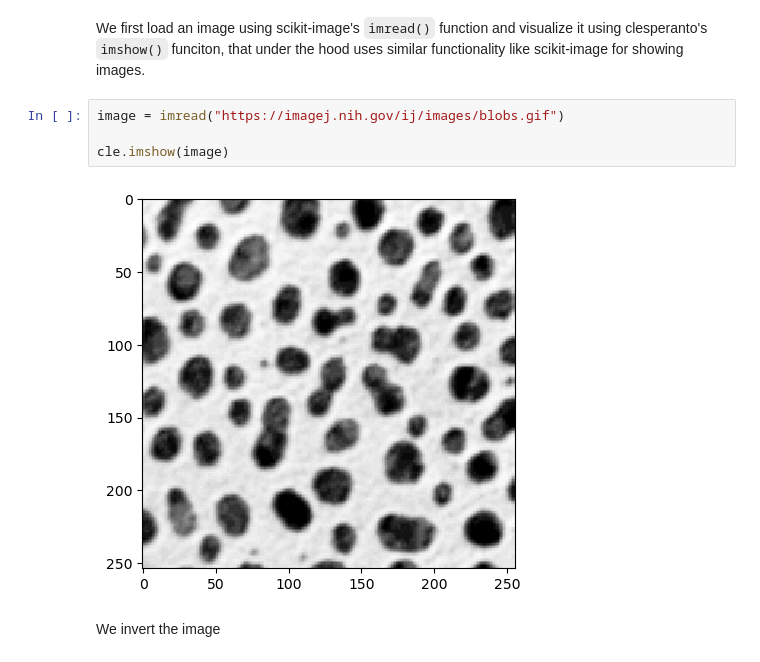
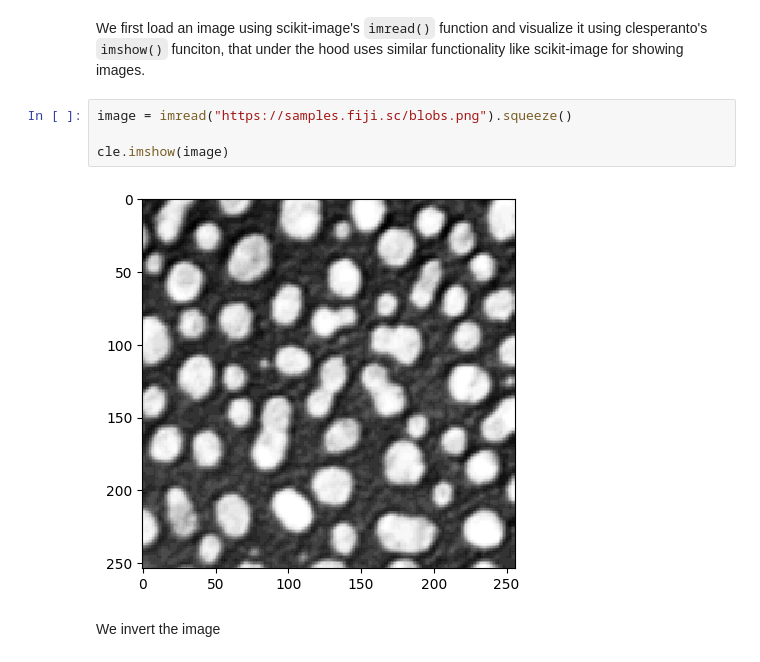
Before and after one commit to clEsperanto/pyclesperanto, a Jupyter notebook: demos/process_blobs.ipynb, the cells around one changed output. Drawn from its saved outputs; the diff is of its cells as text.

```diff
--- a/demos/process_blobs.ipynb
+++ b/demos/process_blobs.ipynb
@@ -12,10 +11,10 @@ pyclesperanto version: 0.6.5
 # %% [markdown]
 We first load an image using scikit-image's `imread()` function and visualize it using clesperanto's `imshow()` funciton, that under the hood uses similar functionality like scikit-image for showing images.
 # %%
-image = imread("https://imagej.nih.gov/ij/images/blobs.gif")
+image = imread("https://samples.fiji.sc/blobs.png").squeeze()
 
 cle.imshow(image)
 # %% [output]
-[figure, old version]
+[figure, new version]
 # %% [markdown]
 We invert the image
```
Also changed, not shown: parts of 5 cells of this notebook, 3 other files.
